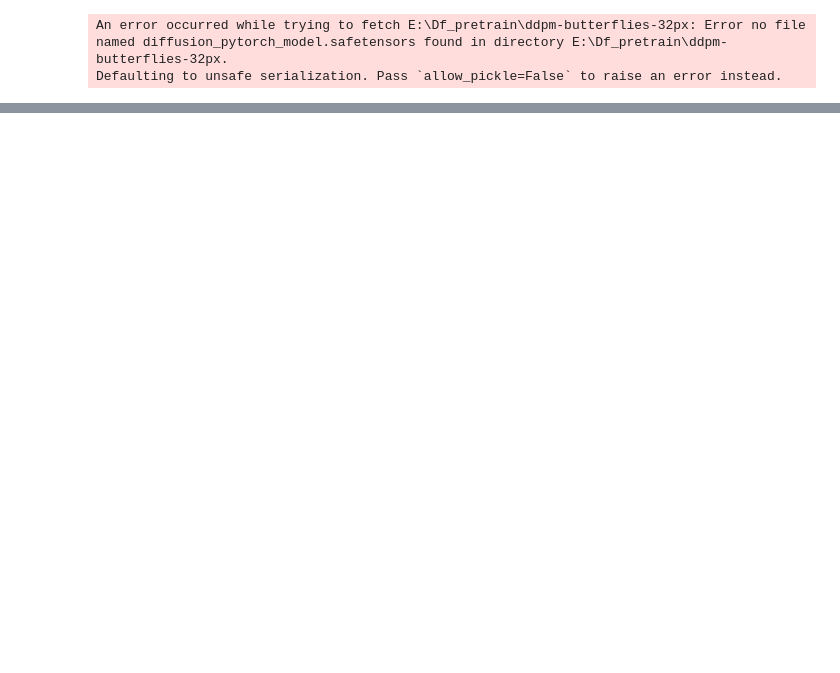
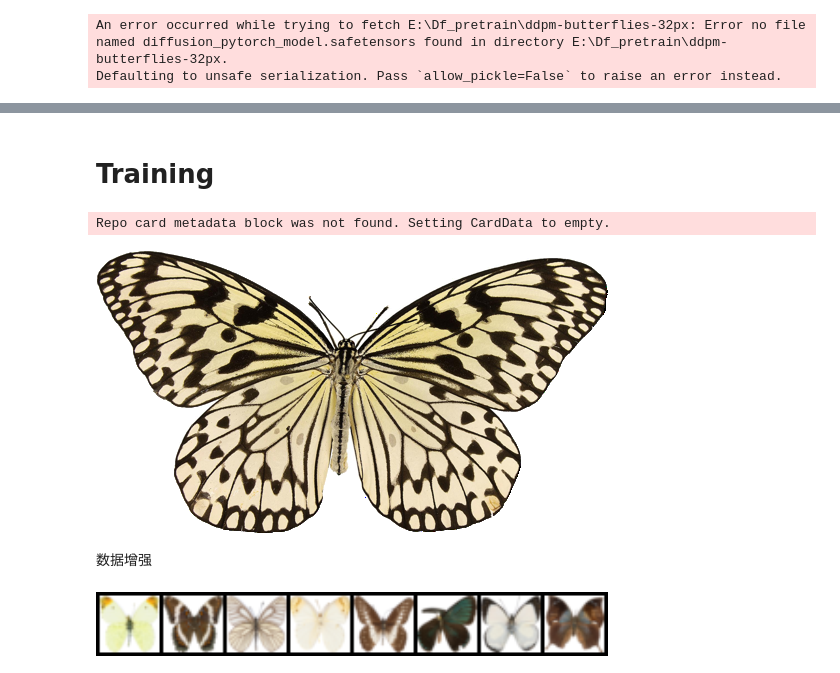
Before and after one commit to Wz-2024/Diffusion, a Jupyter notebook: Train_with_Diffusers/train.ipynb, the cells around one changed output, grey strips where cells are left out. Saved outputs shown, nothing was run; the diff lists cells and outputs as text; code cells hidden in the pictures; blank space fills up the shorter version.

```diff
--- a/Train_with_Diffusers/train.ipynb
+++ b/Train_with_Diffusers/train.ipynb
@@ -39,0 +42,23 @@ make_grid(images)
+# %% [markdown]
+# Training
+# %%
+import torchvision
+
+
+from torchvision import transforms
+from datasets import load_dataset
+
+
+
+dataset=load_dataset('huggan/smithsonian_butterflies_subset',split='train')
+
+image_size=32
+batch_size=64
+len(dataset)
+
+dataset[0]['image']
+# %% [output]
+Repo card metadata block was not found. Setting CardData to empty.
+[figure, added]
+# %% [markdown]
+数据增强
@@ -39,0 +85,7 @@ make_grid(images)
+# %%
+
+# grab a batch of images and visualize it
+xb_visualize = next(iter(train_dataloader))["images"].to(device)[:8]   # torch.Size([64, 3, 32, 32])
+show_images(xb_visualize).resize((8 * 64, 64), resample=Image.BILINEAR)
+# %% [output]
+[figure, added]
```
Also changed, not shown: parts of 4 cells of this notebook, 8 other files.
